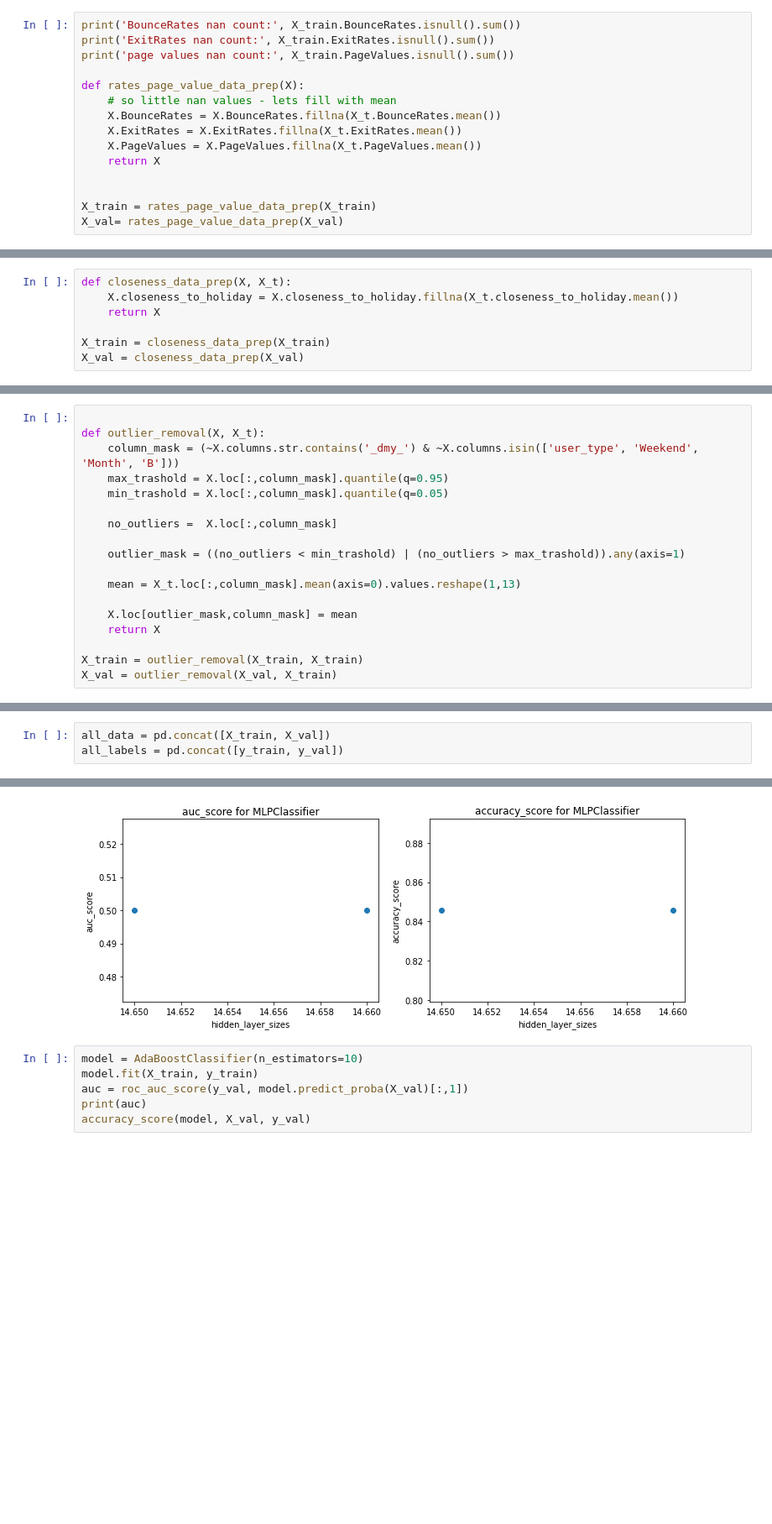
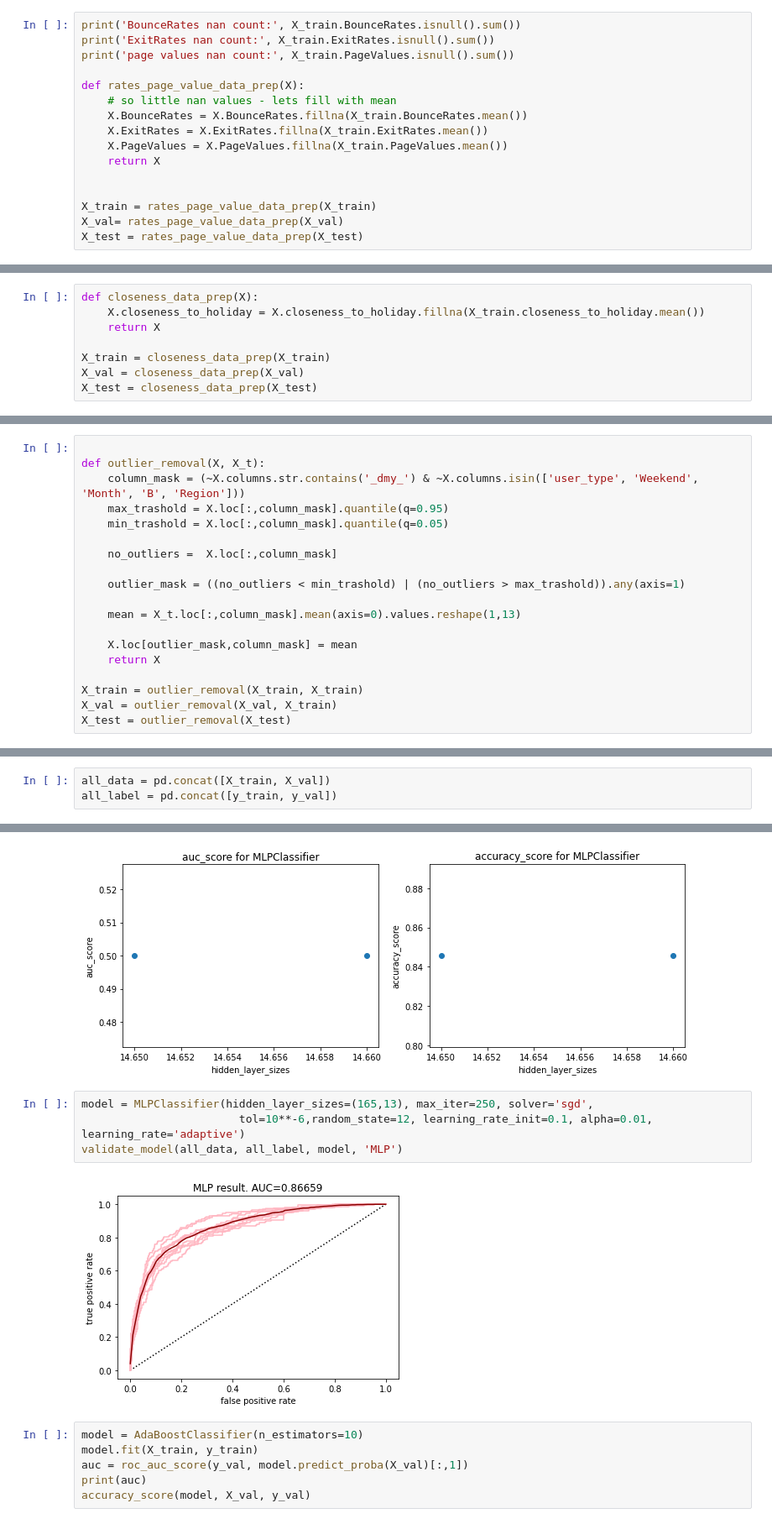
Before and after one commit to MrPupik/INTO_TO_ML, a Jupyter notebook: project/itay_nb.ipynb, the cells around one changed output, grey strips where cells are left out. Shown at 84% size. Saved outputs shown, nothing was run; the diff lists cells and outputs as text; blank space fills up the shorter version.

```diff
--- a/project/itay_nb.ipynb
+++ b/project/itay_nb.ipynb
@@ -212,11 +305,12 @@ print('page values nan count:', X_train.PageValues.isnull().sum())
 
 def rates_page_value_data_prep(X):
     # so little nan values - lets fill with mean
-    X.BounceRates = X.BounceRates.fillna(X_t.BounceRates.mean())
-    X.ExitRates = X.ExitRates.fillna(X_t.ExitRates.mean())
-    X.PageValues = X.PageValues.fillna(X_t.PageValues.mean())
+    X.BounceRates = X.BounceRates.fillna(X_train.BounceRates.mean())
+    X.ExitRates = X.ExitRates.fillna(X_train.ExitRates.mean())
+    X.PageValues = X.PageValues.fillna(X_train.PageValues.mean())
     return X
 
 
 X_train = rates_page_value_data_prep(X_train)
 X_val= rates_page_value_data_prep(X_val)
+X_test = rates_page_value_data_prep(X_test)
@@ -245,12 +350,13 @@ plt.show()
 # %% [markdown]
 we didnt found any intersting correlataions, using mean
 # %%
-def closeness_data_prep(X, X_t):
-    X.closeness_to_holiday = X.closeness_to_holiday.fillna(X_t.closeness_to_holiday.mean())
+def closeness_data_prep(X):
+    X.closeness_to_holiday = X.closeness_to_holiday.fillna(X_train.closeness_to_holiday.mean())
     return X
 
 X_train = closeness_data_prep(X_train)
 X_val = closeness_data_prep(X_val)
+X_test = closeness_data_prep(X_test)
 # %% [markdown]
 ## Device
 # %%
@@ -453,7 +639,7 @@ B looks very much like normal distribution. we will use it
 # %%
 
 def outlier_removal(X, X_t):
-    column_mask = (~X.columns.str.contains('_dmy_') & ~X.columns.isin(['user_type', 'Weekend', 'Month', 'B']))
+    column_mask = (~X.columns.str.contains('_dmy_') & ~X.columns.isin(['user_type', 'Weekend', 'Month', 'B', 'Region']))
     max_trashold = X.loc[:,column_mask].quantile(q=0.95)
     min_trashold = X.loc[:,column_mask].quantile(q=0.05)
 
@@ -468,6 +654,7 @@ def outlier_removal(X, X_t):
 
 X_train = outlier_removal(X_train, X_train)
 X_val = outlier_removal(X_val, X_train)
+X_test = outlier_removal(X_test)
 # %%
 X_train.loc[:, ~X_train.columns.str.contains('_dmy_')].hist(figsize=(18,14))
 # %%
@@ -628,4 +831,4 @@ def plot_scores(model_class, arg_name:str, arg_values:list,
 combine all data
 # %%
 all_data = pd.concat([X_train, X_val])
-all_labels = pd.concat([y_train, y_val])
+all_label = pd.concat([y_train, y_val])
@@ -755,6 +972,12 @@ calculating and plotting scores for MLPClassifier:
 DONE. best score:((165, 13), 0.8456583969465649) achived by: ((165, 13), 0.5)
 [((165, 13), 0.5), ((165, 13), 0.8456583969465649)]
 [figure]
+# %%
+model = MLPClassifier(hidden_layer_sizes=(165,13), max_iter=250, solver='sgd',
+                        tol=10**-6,random_state=12, learning_rate_init=0.1, alpha=0.01, learning_rate='adaptive')
+validate_model(all_data, all_label, model, 'MLP')
+# %% [output]
+[figure, added]
 # %%
 model = AdaBoostClassifier(n_estimators=10)
 model.fit(X_train, y_train)
```
Also changed, not shown: parts of 59 cells of this notebook, 1 other file.
